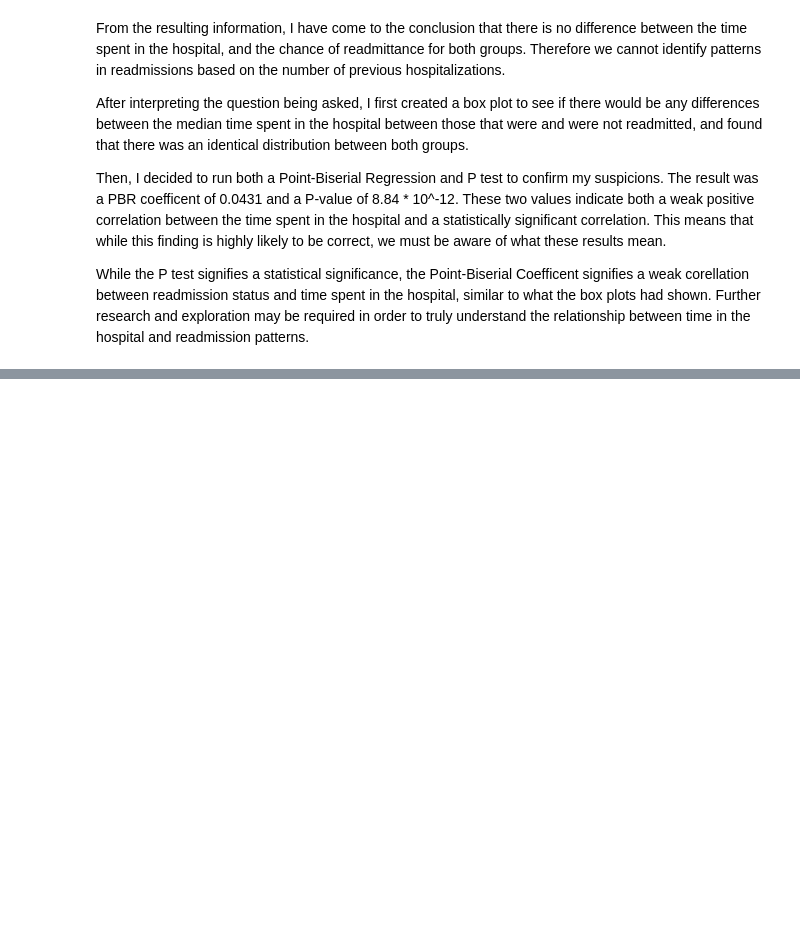
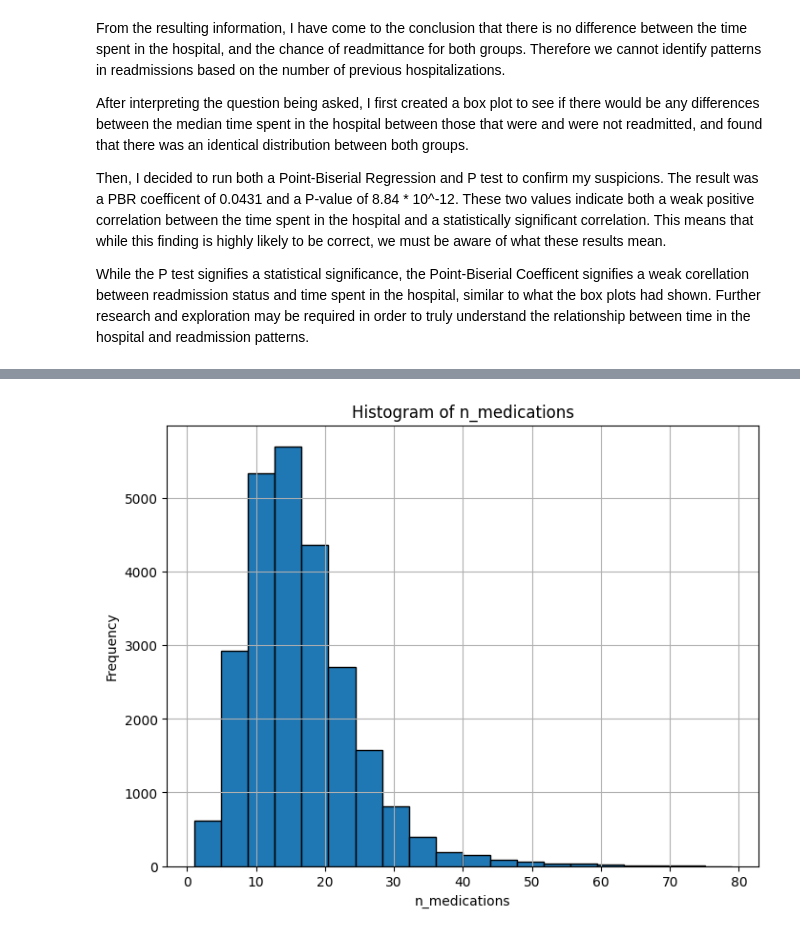
Before and after one commit to el-tortugo/hospital-readmissions-project, a Jupyter notebook: hrea-exploration.ipynb, the cells around one changed output, grey strips where cells are left out. Drawn from its saved outputs; the diff is of its cells as text; code cells hidden in the pictures; blank space fills up the shorter version.

```diff
--- a/hrea-exploration.ipynb
+++ b/hrea-exploration.ipynb
@@ -412,0 +447,17 @@ While the P test signifies a statistical significance, the Point-Biserial Coeffi
+# %%
+
+
+# Assuming you have loaded your data into a DataFrame named 'data'
+n_medications = df['n_medications']
+
+# Create a histogram
+plt.figure(figsize=(8, 6))
+plt.hist(n_medications, bins=20, edgecolor='k')  # Adjust the number of bins as needed
+plt.title("Histogram of n_medications")
+plt.xlabel("n_medications")
+plt.ylabel("Frequency")
+plt.grid(True)
+
+plt.show()
+# %% [output]
+[figure, added]
```
Also changed, not shown: parts of 12 cells of this notebook.
